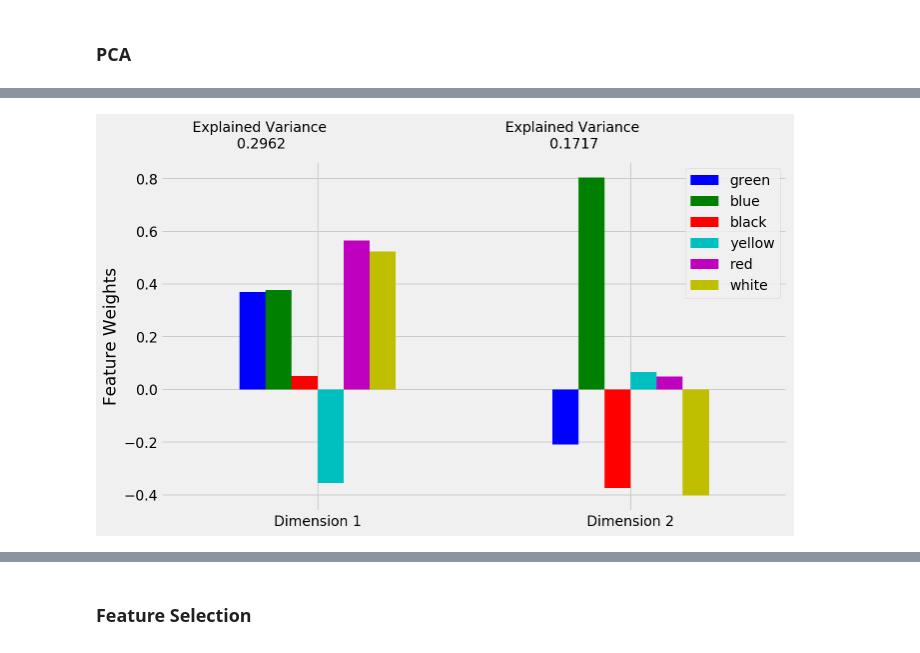
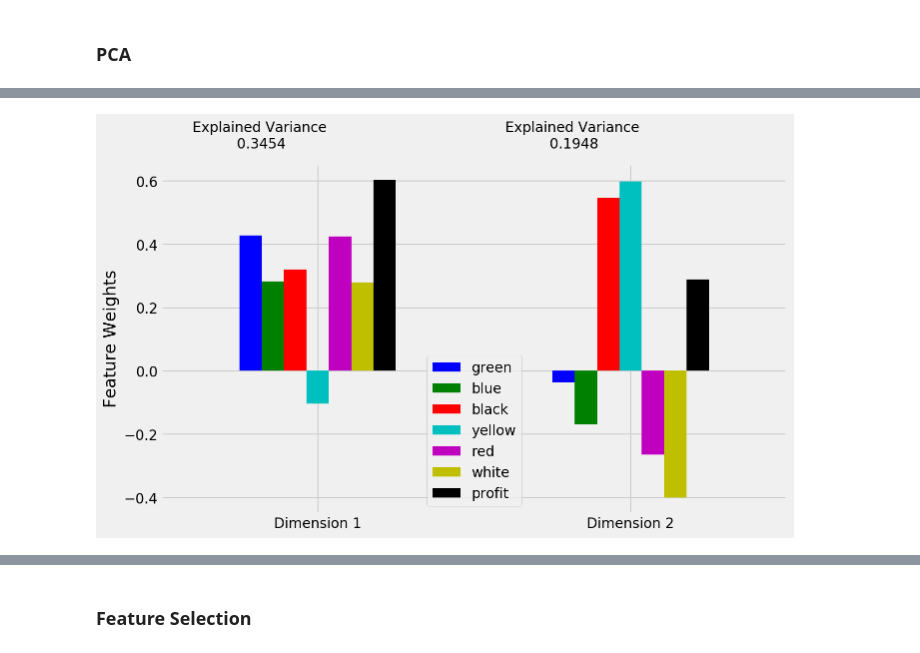
Before and after one commit to miaoever/IOT, a Jupyter notebook: Standup 4/K-means.ipynb, the cells around one changed output, grey strips where cells are left out. Saved outputs shown, nothing was run; the diff lists cells and outputs as text; code cells hidden in the pictures.

```diff
--- a/Standup 4/K-means.ipynb
+++ b/Standup 4/K-means.ipynb
@@ -48,0 +28,20 @@ df.head()
+# %%
+dic = {}
+
+# Combine with customer info
+df_tmp = pd.read_csv('.\\data\\orderWithCustomer.csv', header=0)
+df = pd.merge(df, df_tmp, how='inner', left_on="customer", right_on="name",suffixes=('_x', '_y'),)
+
+for key in ["customer", "name","age", "sex", "city", "state", "country",\
+                 "income", "credit","education", "occupation","orderCount","totalProfit"]:
+    dic[key] = {}
+    ## Add Customer ID (Integer number)
+    id = 1
+    for _,name in df[[key]].drop_duplicates()[key].iteritems():
+        dic[key][name] = id # id starts from 0
+        id = id+1
+    df[key] = df[key].apply(lambda x: dic[key][x])
+
+
+print "dictionary keys:",dic.keys()
+print df.info()
@@ -81,3 +113,15 @@ productCOGS, *orderProcessCost(=10)*, shipVisitCost
 # %%
 X = {}
 index = {}
+# %%
+from sklearn.decomposition import PCA
+from sklearn.preprocessing import StandardScaler
+index["users"]=["age","sex", "city", "state","country","income","credit","education","occupation","orderCount","totalProfit","profit"]
+
+scaler = StandardScaler()
+
+X["users"] = scaler.fit_transform(df[index["users"]].values)
+pca = PCA(n_components=2)
+X["users"] = pca.fit_transform(X["users"])
+
+pca_results = vs.pca_results(df[index["users"]], pca)
@@ -84,11 +130,14 @@ index = {}
 # %%
 from sklearn.decomposition import PCA
-index[0]=["green","blue", "black", "yellow","red","white"]
-X[0] = df[index[0]]
+from sklearn.preprocessing import StandardScaler
+index["colors"]=["green","blue", "black", "yellow","red","white","profit"]
 
+scaler = StandardScaler()
+
+X["colors"] = scaler.fit_transform(df[index["colors"]].values)
 pca = PCA(n_components=2)
-X[0] = pca.fit_transform(X[0])
+X["colors"] = pca.fit_transform(X["colors"])
 
-pca_results = vs.pca_results(df[index[0]], pca)
+pca_results = vs.pca_results(df[index["colors"]], pca)
 # %% [output]
-[figure, old version]
+[figure, new version]
```
Also changed, not shown: parts of 27 cells of this notebook.
